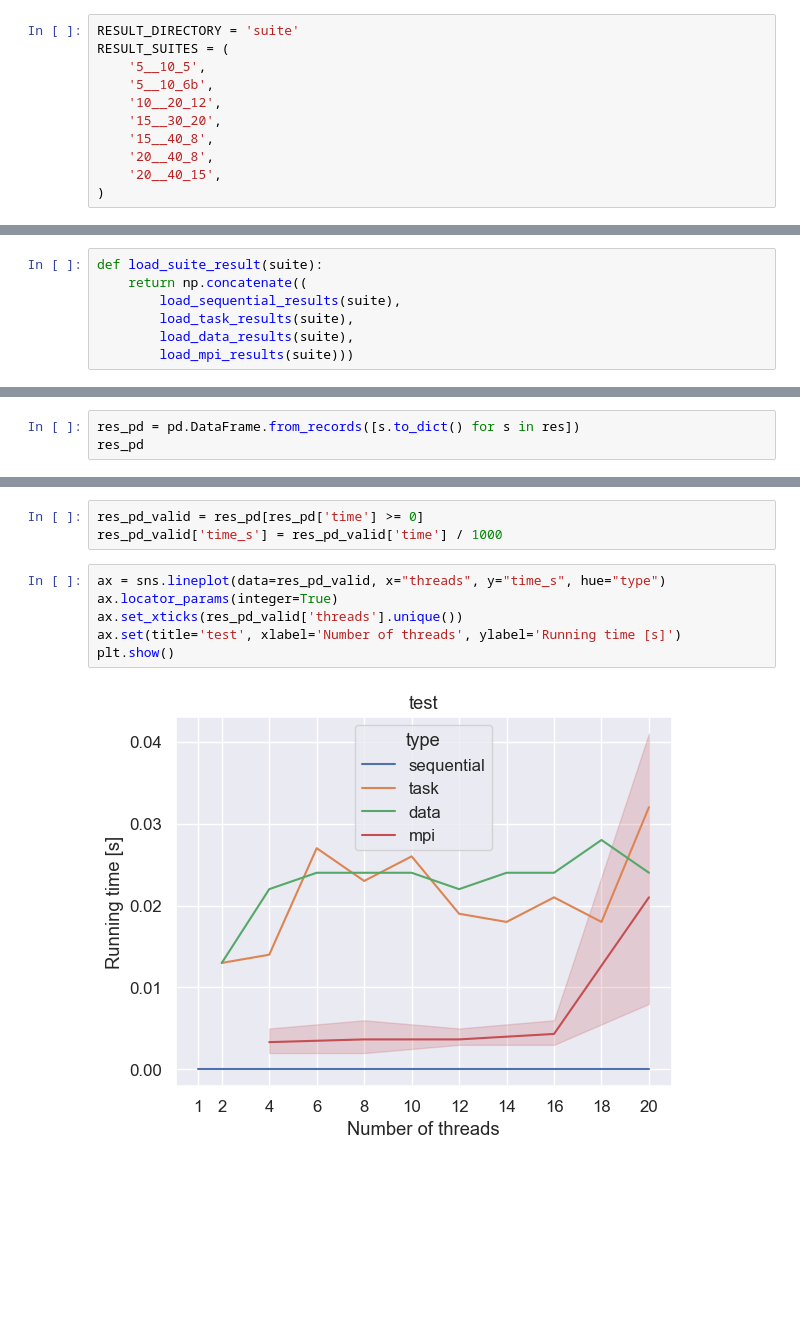
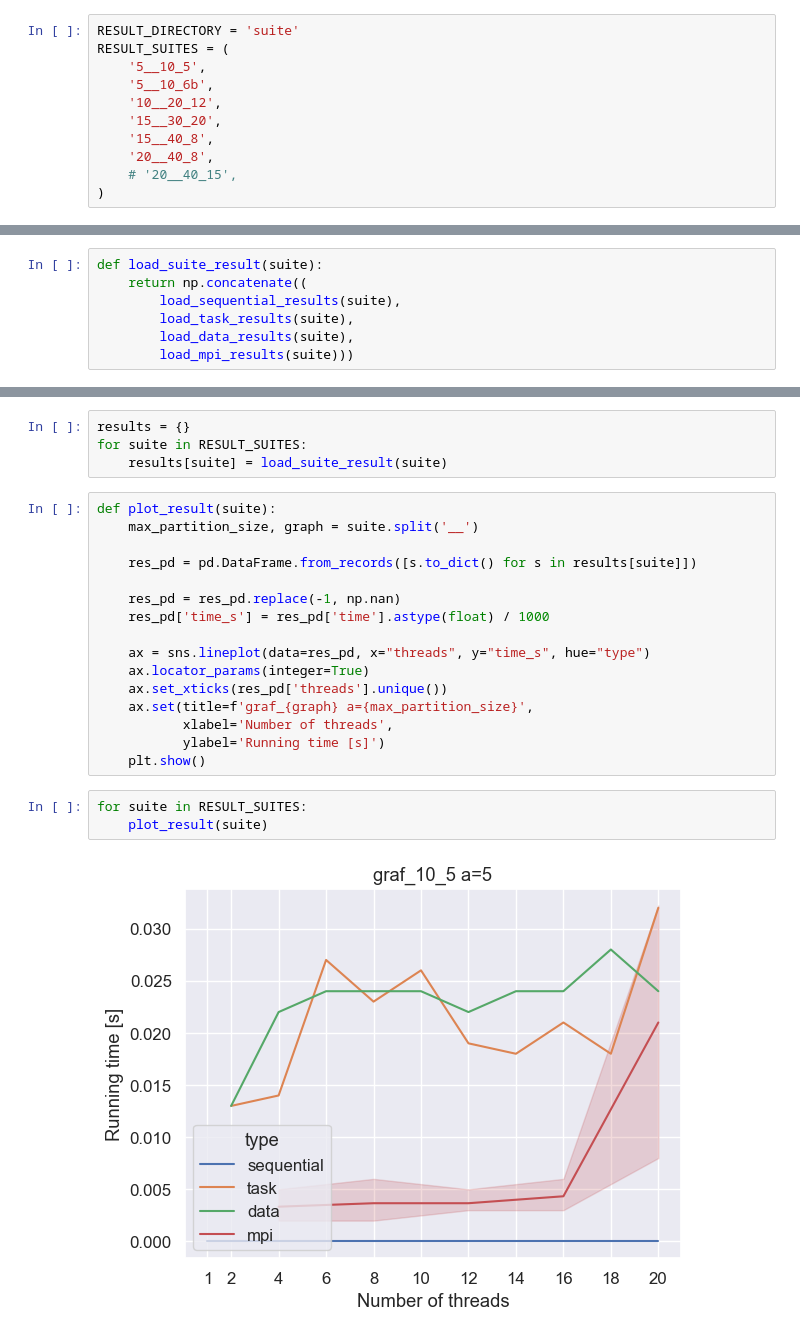
Before and after one commit to zapotocnylubos/ni-pdp-semestral, a Jupyter notebook: results/extract.ipynb, the cells around one changed output, grey strips where cells are left out. Drawn from its saved outputs; the diff is of its cells as text; blank space fills up the shorter version.

Commit message:
Initial data extraction v3

```diff
--- a/results/extract.ipynb
+++ b/results/extract.ipynb
@@ -19,7 +19,7 @@ RESULT_SUITES = (
     '15__30_20',
     '15__40_8',
     '20__40_8',
-    '20__40_15',
+    # '20__40_15',
 )
 # %%
 class Result:
@@ -202,3 +180,0 @@ array([Result(type=sequential,mps=5,graph=10_5,nodes=1,threads=1,result=974,time
-# %%
-res_pd = pd.DataFrame.from_records([s.to_dict() for s in res])
-res_pd
@@ -223,11 +181,25 @@ res_pd
-# %%
-res_pd_valid = res_pd[res_pd['time'] >= 0]
-res_pd_valid['time_s'] = res_pd_valid['time'] / 1000
+# %%
+results = {}
+for suite in RESULT_SUITES:
+    results[suite] = load_suite_result(suite)
 # %%
-ax = sns.lineplot(data=res_pd_valid, x="threads", y="time_s", hue="type")
-ax.locator_params(integer=True)
-ax.set_xticks(res_pd_valid['threads'].unique())
-ax.set(title='test', xlabel='Number of threads', ylabel='Running time [s]')
-plt.show()
+def plot_result(suite):
+    max_partition_size, graph = suite.split('__')
+
+    res_pd = pd.DataFrame.from_records([s.to_dict() for s in results[suite]])
+
+    res_pd = res_pd.replace(-1, np.nan)
+    res_pd['time_s'] = res_pd['time'].astype(float) / 1000
+
+    ax = sns.lineplot(data=res_pd, x="threads", y="time_s", hue="type")
+    ax.locator_params(integer=True)
+    ax.set_xticks(res_pd['threads'].unique())
+    ax.set(title=f'graf_{graph} a={max_partition_size}',
+           xlabel='Number of threads',
+           ylabel='Running time [s]')
+    plt.show()
-# %% [output]
-[figure, removed]
+# %%
+for suite in RESULT_SUITES:
+    plot_result(suite)
+# %% [output]
+[figure, added]
```
Also changed, not shown: parts of 4 cells of this notebook.
